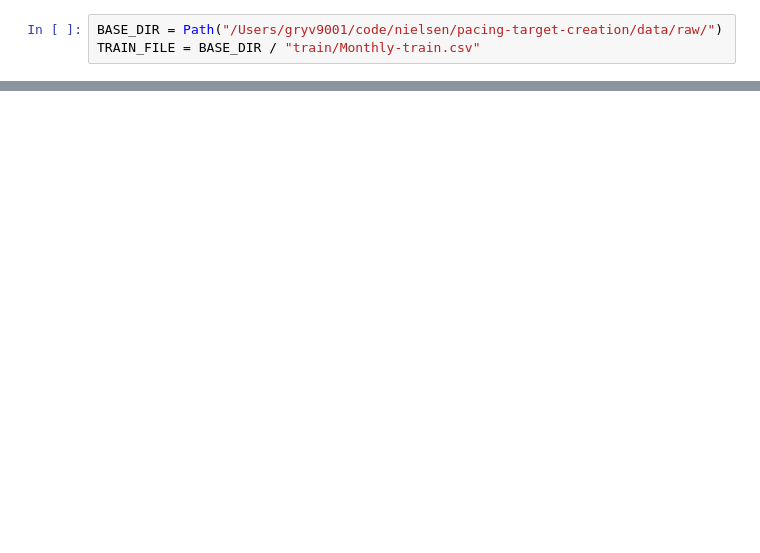
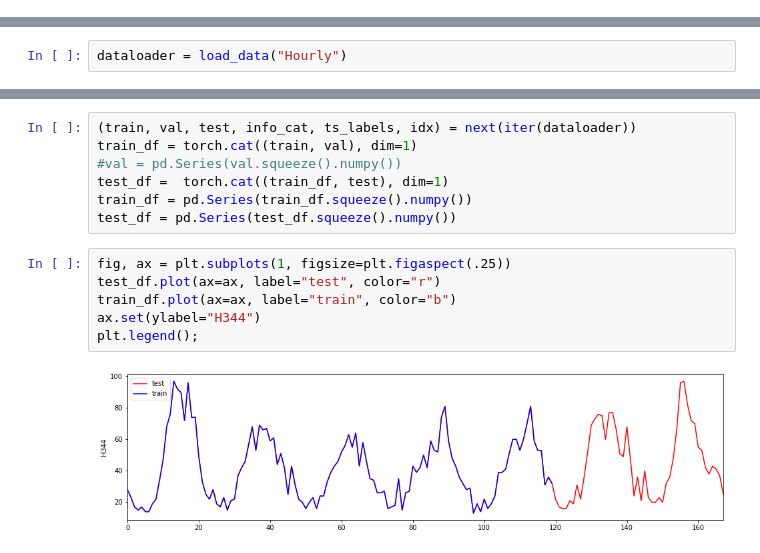
Before and after one commit to ygrepo/DS-GA-3001-001-Project, a Jupyter notebook: notebooks/M4-Simple-Model.ipynb, the cells around one changed output, grey strips where cells are left out. Saved outputs shown, nothing was run; the diff lists cells and outputs as text; blank space fills up the shorter version.

```diff
--- a/notebooks/M4-Simple-Model.ipynb
+++ b/notebooks/M4-Simple-Model.ipynb
@@ -7,3 +0,0 @@ import torch
-# %%
-BASE_DIR = Path("/Users/gryv9001/code/nielsen/pacing-target-creation/data/raw/")
-TRAIN_FILE = BASE_DIR / "train/Monthly-train.csv"
@@ -40,0 +83,2 @@ tensor(0.8811)
+# %%
+dataloader = load_data("Hourly")
@@ -40,0 +106,15 @@ tensor(0.8811)
+# %%
+(train, val, test, info_cat, ts_labels, idx) = next(iter(dataloader))
+train_df = torch.cat((train, val), dim=1)
+#val = pd.Series(val.squeeze().numpy())
+test_df =  torch.cat((train_df, test), dim=1)
+train_df = pd.Series(train_df.squeeze().numpy())
+test_df = pd.Series(test_df.squeeze().numpy())
+# %%
+fig, ax = plt.subplots(1, figsize=plt.figaspect(.25))
+test_df.plot(ax=ax, label="test", color="r")
+train_df.plot(ax=ax, label="train", color="b")
+ax.set(ylabel="H344")
+plt.legend();
+# %% [output]
+[figure, added]
```
Also changed, not shown: parts of 92 cells of this notebook, 12 other files.
